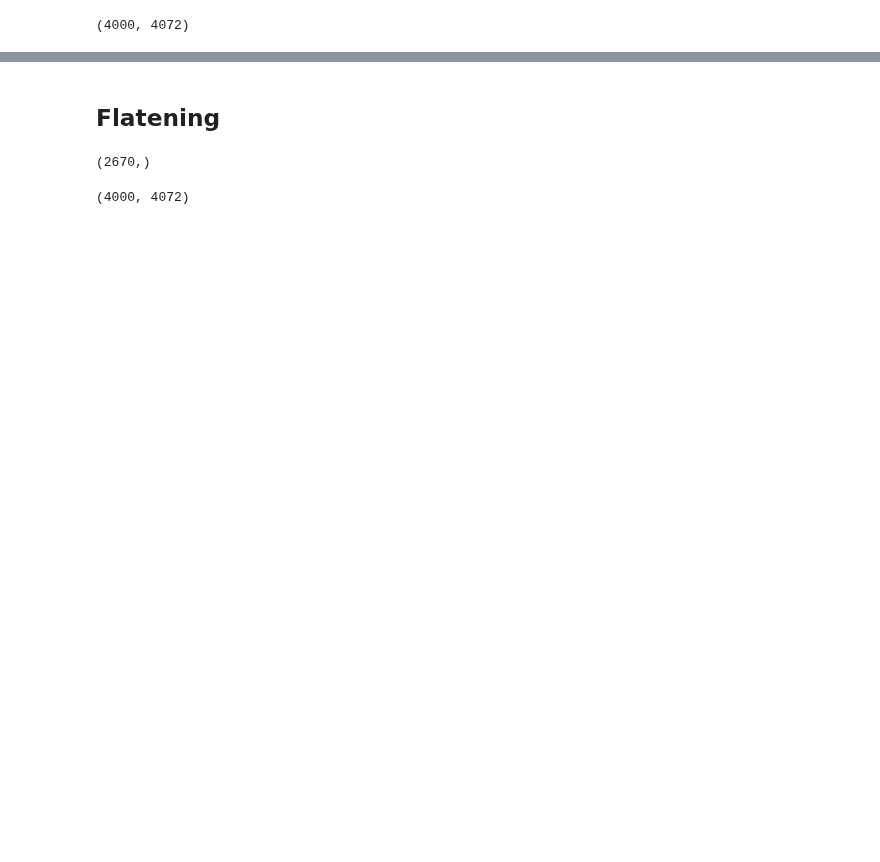
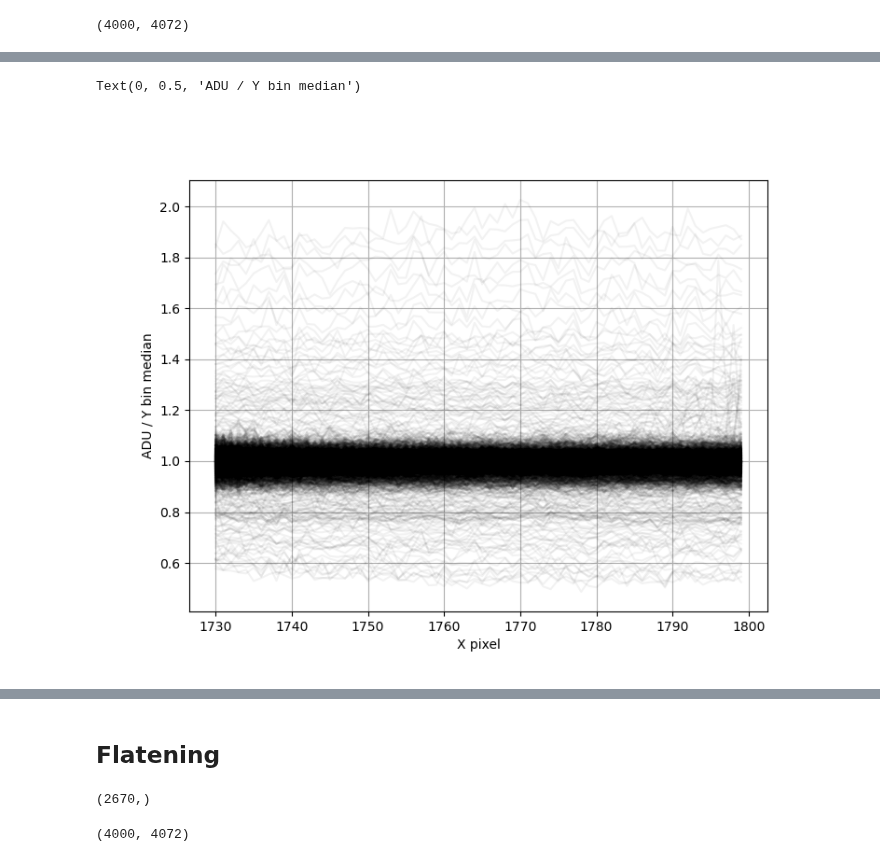
Before and after one commit to mrmonroy/AuxTel_summit_tests_2023, a Jupyter notebook: special_flats_shifting_star/horizontal_shift_star/horizontal_shift_run_20230926.ipynb, the cells around one changed output, grey strips where cells are left out. Drawn from its saved outputs; the diff is of its cells as text; code cells hidden in the pictures; blank space fills up the shorter version.

```diff
--- a/special_flats_shifting_star/horizontal_shift_star/horizontal_shift_run_20230926.ipynb
+++ b/special_flats_shifting_star/horizontal_shift_star/horizontal_shift_run_20230926.ipynb
@@ -630,3 +628,14 @@ deproj_array_.shape
+# %%
+fig = plt.figure(figsize=(8,6))
+ax = fig.add_subplot(111)
+for row_ in range(yint00,yint1):
+    ax.plot(np.arange(xint0,xint1),deproj_array_[row_,xint0:xint1],color='k',alpha=0.05)
+ax.grid()
+ax.set_xlabel('X pixel')
+ax.set_ylabel('ADU / Y bin median')
+# %% [output]
+Text(0, 0.5, 'ADU / Y bin median')
+[figure, added]
 # %%
 %matplotlib widget
 fig = plt.figure(figsize=(3,7))
```
Also changed, not shown: parts of 15 cells of this notebook.
